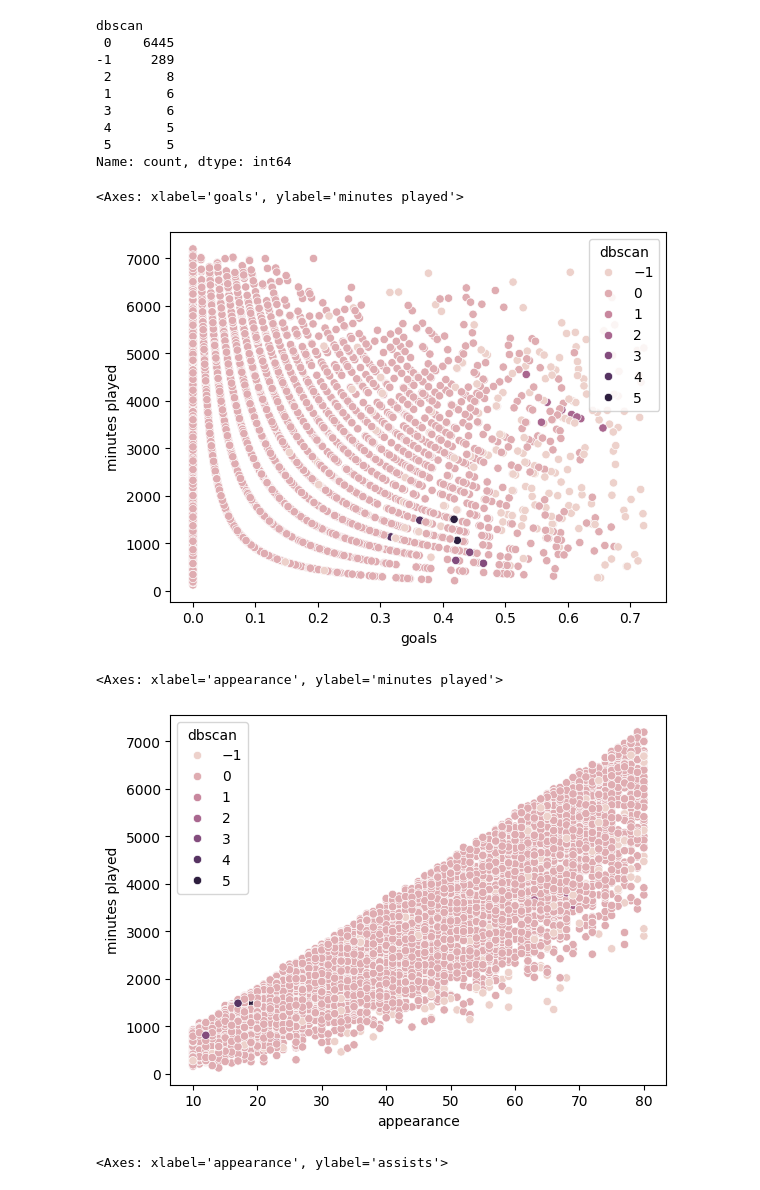
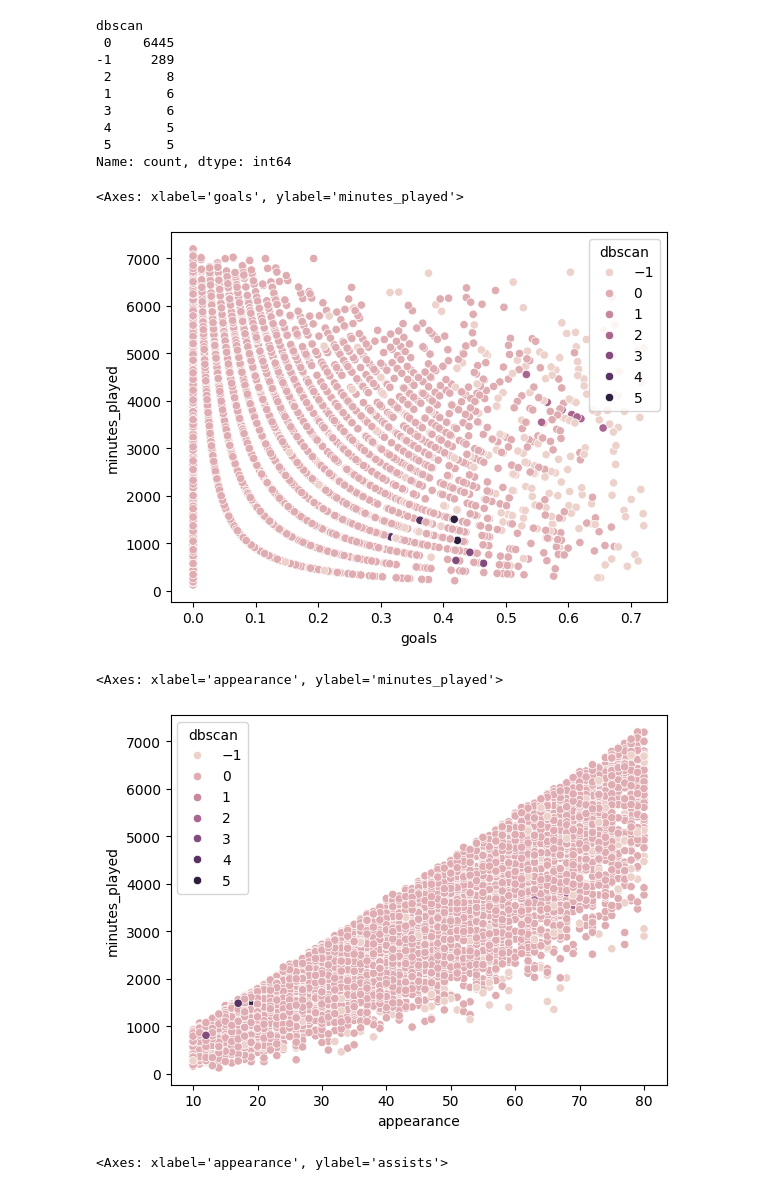
Before and after one commit to ghadaMhammed/Football-Player-Market-Value-Prediction, a Jupyter notebook: Unsupervised Learning/football_estimated_value_DBSCAN.ipynb, the cells around one changed output. Saved outputs shown, nothing was run; the diff lists cells and outputs as text; code cells hidden in the pictures.

```diff
--- a/Unsupervised Learning/football_estimated_value_DBSCAN.ipynb
+++ b/Unsupervised Learning/football_estimated_value_DBSCAN.ipynb
@@ -191,3 +193,7 @@ array(['Goalkeeper', 'Defender Centre-Back', 'Defender Left-Back',
        'midfield-RightMidfield', 'midfield-LeftMidfield',
        'Attack-SecondStriker', 'midfield', 'Attack', 'Defender'],
       dtype=object)
+# %%
+# rename minutes played to minutes_played
+df.rename(columns={'minutes played': 'minutes_played'}, inplace=True)
+df.head()
@@ -569,7 +582,7 @@ df
 ## 2. Feature selection
 # %%
 # selcet numerical columns and high effected columns on price
-selected_features = ['appearance', 'goals', 'assists', 'minutes played']
+selected_features = ['appearance', 'goals', 'assists', 'minutes_played']
 # %%
 df = df[selected_features]
 df.head()
@@ -696,15 +709,15 @@ dbscan
  5       5
 Name: count, dtype: int64
 # %%
-sns.scatterplot(data = X , x = 'goals', y = 'minutes played', hue = 'dbscan')
+sns.scatterplot(data = X , x = 'goals', y = 'minutes_played', hue = 'dbscan')
 # %% [output]
-<Axes: xlabel='goals', ylabel='minutes played'>
+<Axes: xlabel='goals', ylabel='minutes_played'>
-[figure, old version]
+[figure, new version]
 # %%
-sns.scatterplot(data = X , x = 'appearance', y = 'minutes played', hue = 'dbscan')
+sns.scatterplot(data = X , x = 'appearance', y = 'minutes_played', hue = 'dbscan')
 # %% [output]
-<Axes: xlabel='appearance', ylabel='minutes played'>
+<Axes: xlabel='appearance', ylabel='minutes_played'>
-[figure, old version]
+[figure, new version]
 # %%
 sns.scatterplot(data = X , x = 'appearance', y = 'assists', hue = 'dbscan')
 # %% [output]
```
Also changed, not shown: parts of 6 cells of this notebook, 7 other files.
